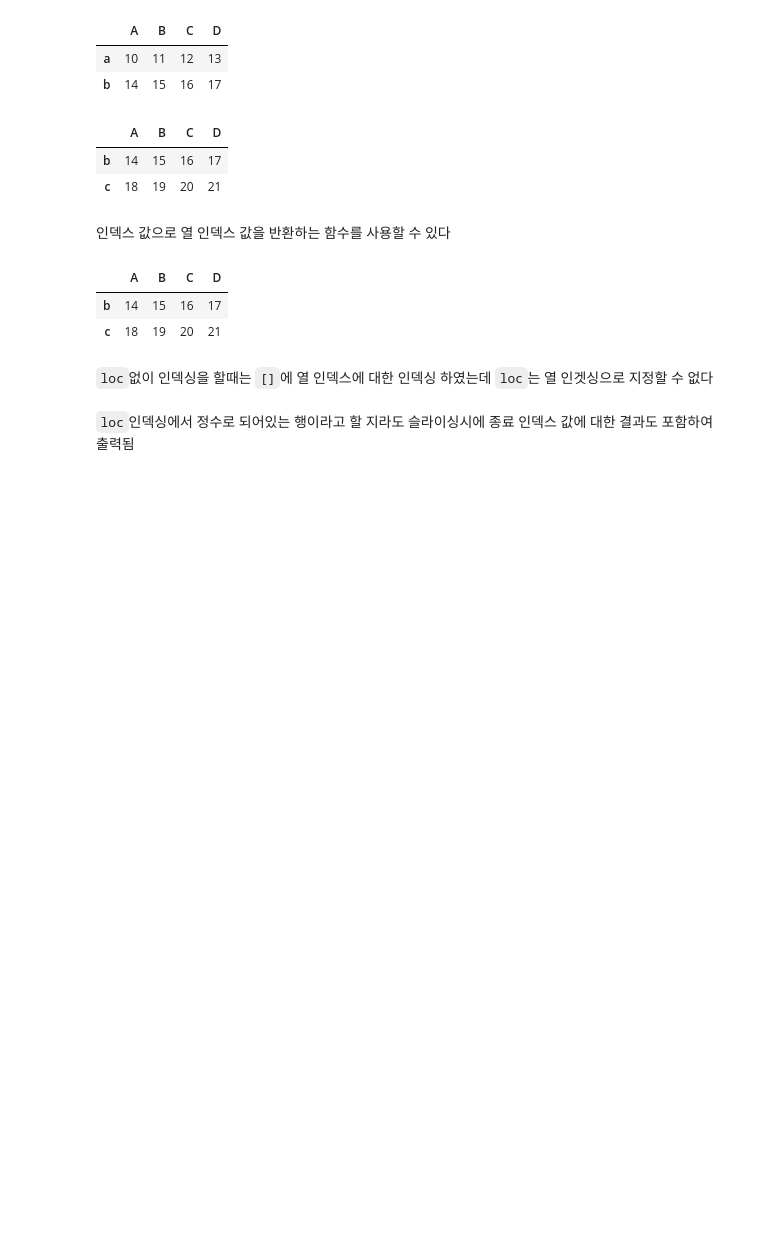
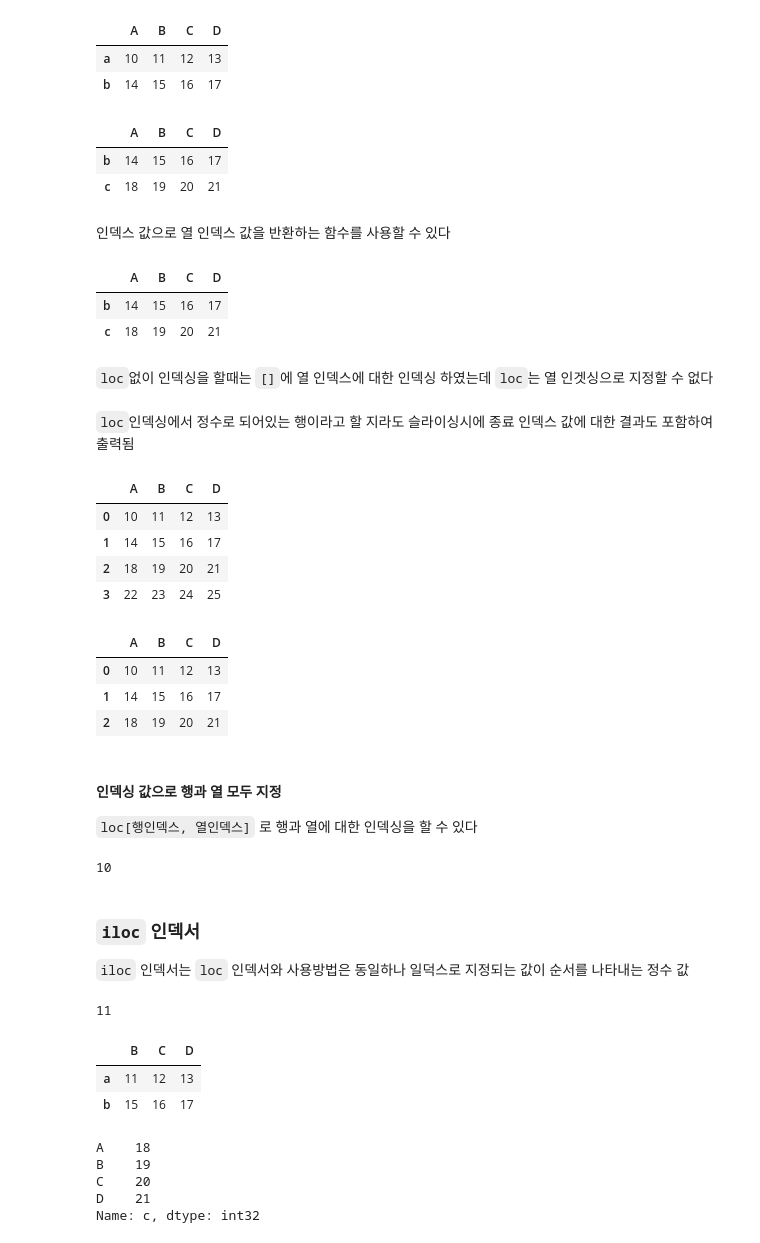
Before and after one commit to rmldldldl0309/Review, a Jupyter notebook: pythonworkspace/pandas_data_analysis/pandas_indexing.ipynb, the cells around one changed output. Cells and saved outputs as stored; diff of their text form; code cells hidden in the pictures; blank space fills up the shorter version.

```diff
--- a/pythonworkspace/pandas_data_analysis/pandas_indexing.ipynb
+++ b/pythonworkspace/pandas_data_analysis/pandas_indexing.ipynb
@@ -60,4 +61,46 @@ df.loc[select_rows(df)]
 # %% [markdown]
 `loc`인덱싱에서 정수로 되어있는 행이라고 할 지라도 슬라이싱시에 종료 인덱스 값에 대한 결과도 포함하여 출력됨
 # %%
-df2 = pd.DataFrame(np.arange(10, 26).reshape(4, 4), columns=['A', 'B', 'C', 'D')
+df2 = pd.DataFrame(np.arange(10, 26).reshape(4, 4), columns=['A', 'B', 'C', 'D'])
+df2
+# %% [output]
+|  | A | B | C | D |
+| 0 | 10 | 11 | 12 | 13 |
+| 1 | 14 | 15 | 16 | 17 |
+| 2 | 18 | 19 | 20 | 21 |
+| 3 | 22 | 23 | 24 | 25 |
+# %%
+df2.loc[:2]
+# %% [output]
+|  | A | B | C | D |
+| 0 | 10 | 11 | 12 | 13 |
+| 1 | 14 | 15 | 16 | 17 |
+| 2 | 18 | 19 | 20 | 21 |
+# %% [markdown]
+#### 인덱싱 값으로 행과 열 모두 지정
+`loc[행인덱스, 열인덱스]` 로 행과 열에 대한 인덱싱을 할 수 있다
+# %%
+df.loc['a', 'A']
+# %% [output]
+10
+# %% [markdown]
+### `iloc` 인덱서
+`iloc` 인덱서는 `loc` 인덱서와 사용방법은 동일하나 일덕스로 지정되는 값이 순서를 나타내는 정수 값
+# %%
+df.iloc[0, 1]
+# %% [output]
+11
+# %%
+df.iloc[:2, 1:]
+# %% [output]
+|  | B | C | D |
+| a | 11 | 12 | 13 |
+| b | 15 | 16 | 17 |
+# %%
+df.iloc[2]
+# %% [output]
+A    18
+B    19
+C    20
+D    21
+Name: c, dtype: int32
```
Also changed, not shown: parts of 7 cells of this notebook, 2 other files.
